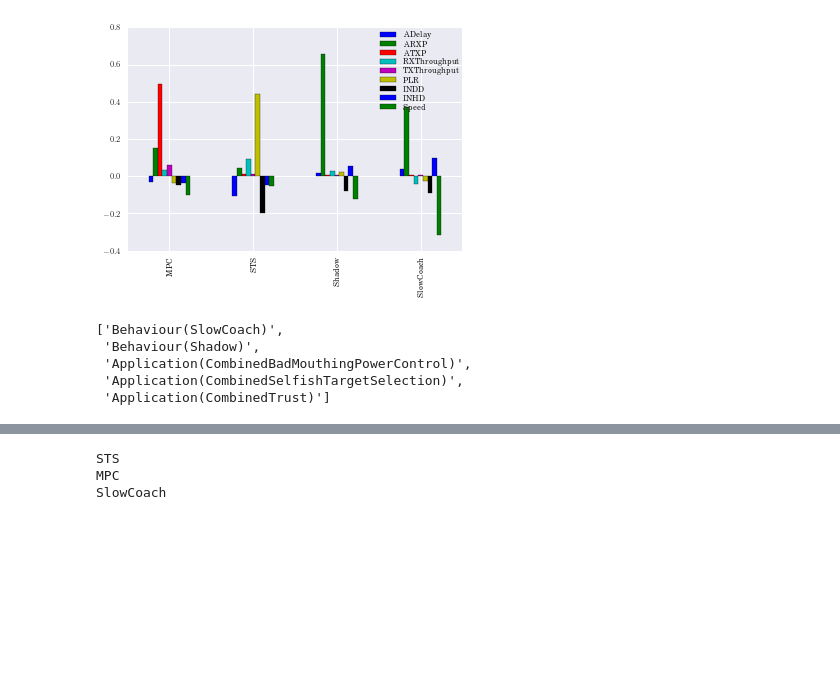
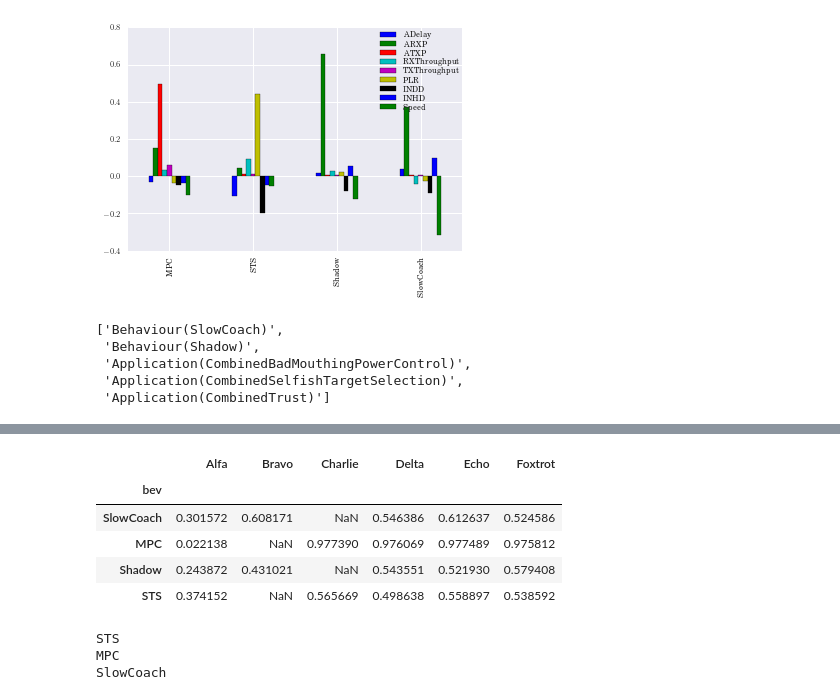
Before and after one commit to andrewbolster/aietes, a Jupyter notebook: scripts/notebooks/Chapters/Chapter 7.ipynb, the cells around one changed output, grey strips where cells are left out. Drawn from its saved outputs; the diff is of its cells as text; code cells hidden in the pictures; blank space fills up the shorter version.

```diff
--- a/scripts/notebooks/Chapters/Chapter 7.ipynb
+++ b/scripts/notebooks/Chapters/Chapter 7.ipynb
@@ -304,3 +372,12 @@ df
+# %%
+df_mean
+# %% [output]
+|  | Alfa | Bravo | Charlie | Delta | Echo | Foxtrot |
+| bev |  |  |  |  |  |  |
+| SlowCoach | 0.301572 | 0.608171 | NaN | 0.546386 | 0.612637 | 0.524586 |
+| MPC | 0.022138 | NaN | 0.977390 | 0.976069 | 0.977489 | 0.975812 |
+| Shadow | 0.243872 | 0.431021 | NaN | 0.543551 | 0.521930 | 0.579408 |
+| STS | 0.374152 | NaN | 0.565669 | 0.498638 | 0.558897 | 0.538592 |
 # %%
 for subset_str, results in inverted_results.items():
     for target_str, result in results:
```
Also changed, not shown: parts of 11 cells of this notebook, 3 other files.
